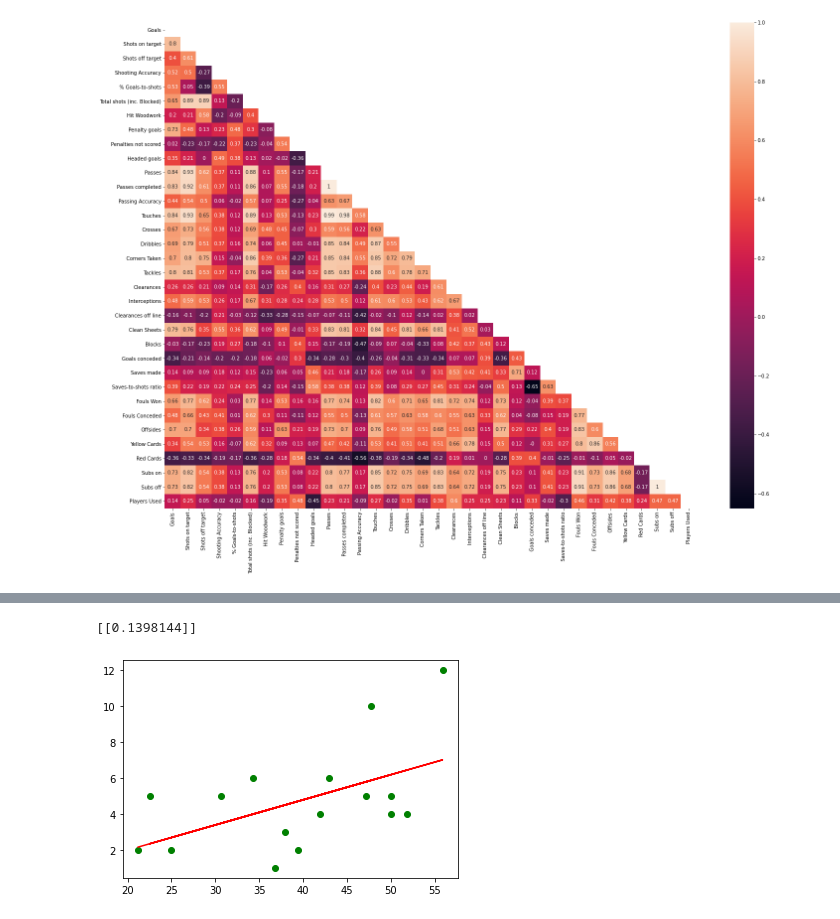
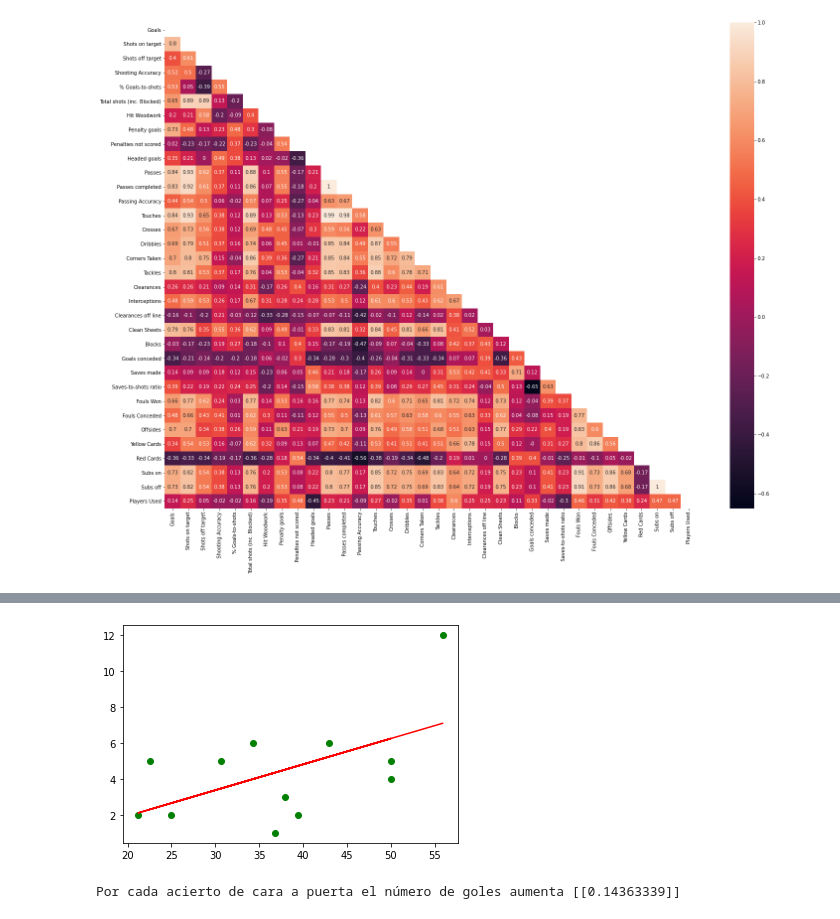
Before and after one commit to SoniaCobPac/the_bridge_bootcamp, a Jupyter notebook: week10_ML_competition_pca_kmeans/day1_gridsearch_pipelines/exercises/2.football_stats.ipynb, the cells around one changed output, grey strips where cells are left out. Saved outputs shown, nothing was run; the diff lists cells and outputs as text; code cells hidden in the pictures.

```diff
--- a/week10_ML_competition_pca_kmeans/day1_gridsearch_pipelines/exercises/2.football_stats.ipynb
+++ b/week10_ML_competition_pca_kmeans/day1_gridsearch_pipelines/exercises/2.football_stats.ipynb
@@ -130,15 +127,17 @@ y = np.array(y).reshape(-1,1)
 X_train, X_test, y_train, y_test = train_test_split(X, y, test_size=0.20, random_state=42)
 # %%
 lin_model = LinearRegression(n_jobs=-1)
-lin_model.fit(X, y)
+lin_model.fit(X_train, y_train)
 
-plt.scatter(X, y, color='g')
-plt.plot(X, lin_model.predict(X), color='red')
+plt.scatter(X_train, y_train, color='g')
+plt.plot(X_train, lin_model.predict(X_train), color='red')
 b = lin_model.coef_
-print(b)
 # %% [output]
-[[0.1398144]]
-[figure, old version]
+[figure, new version]
+# %%
+print(f"Por cada acierto de cara a puerta el número de goles aumenta {b}")
+# %% [output]
+Por cada acierto de cara a puerta el número de goles aumenta [[0.14363339]]
 # %%
 print(f"Train Score: {lin_model.score(X_train, y_train)}")
 print(f"Test Score: {lin_model.score(X_test, y_test)}")
```
Also changed, not shown: parts of 27 cells of this notebook, 14 other files.
